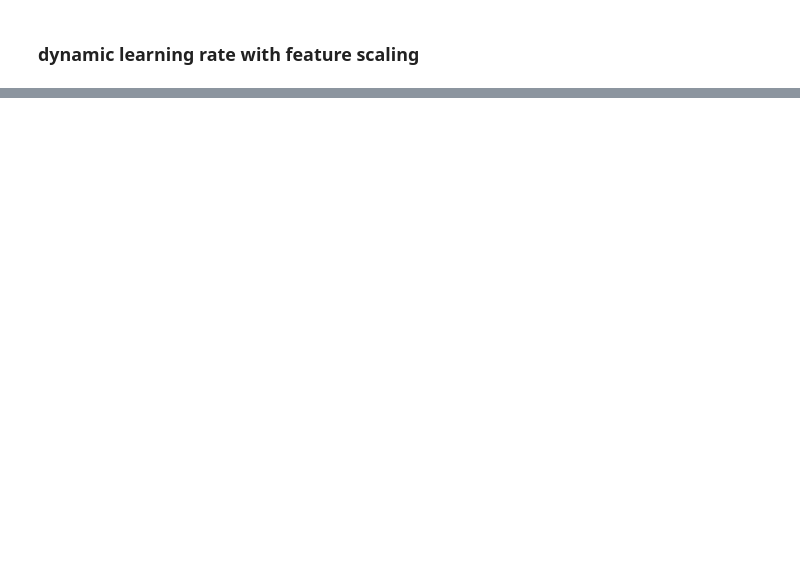
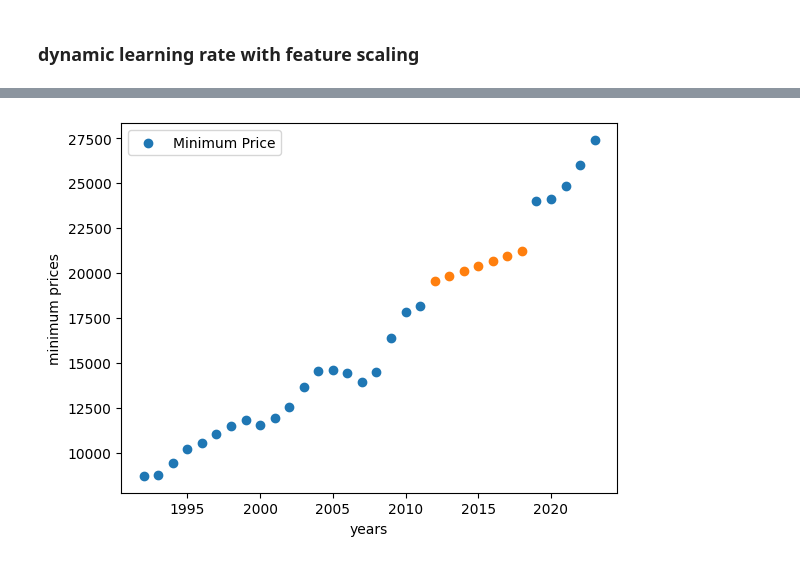
Before and after one commit to ramsRahim/intro_to_ML, a Jupyter notebook: Assignment1/fordRangerLinearRegression.ipynb, the cells around one changed output, grey strips where cells are left out. Saved outputs shown, nothing was run; the diff lists cells and outputs as text; code cells hidden in the pictures; blank space fills up the shorter version.

```diff
--- a/Assignment1/fordRangerLinearRegression.ipynb
+++ b/Assignment1/fordRangerLinearRegression.ipynb
@@ -160,0 +143,17 @@ plt.show()
+# %%
+prices_min = []
+prices_max = []
+years = []
+for i in range(2012,2019):
+    years.append(i)
+    prices_min.append(h(np.array([1,(i-X.mean())/(X.max()-X.min())]), theta_min)*(y_min.max()-y_min.min()) + y_min.mean())
+    prices_max.append(h(np.array([1,(i-X.mean())/(X.max()-X.min())]), theta_max)*(y_max.max()-y_max.min()) + y_max.mean())
+# %%
+plt.scatter(X, y_min, label='Minimum Price')
+plt.scatter(np.array(years),np.array(prices_min))
+plt.xlabel('years')
+plt.ylabel('minimum prices')
+plt.legend()
+plt.show()
+# %% [output]
+[figure, added]
```
Also changed, not shown: parts of 13 cells of this notebook.
